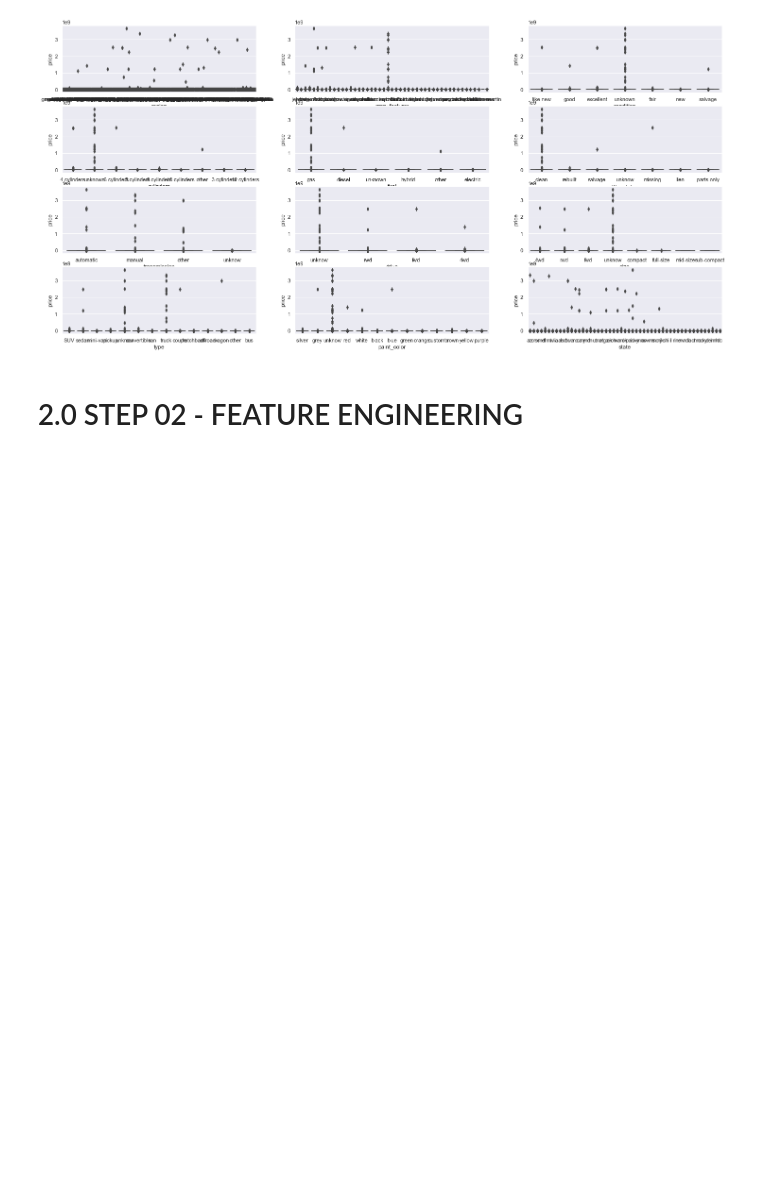
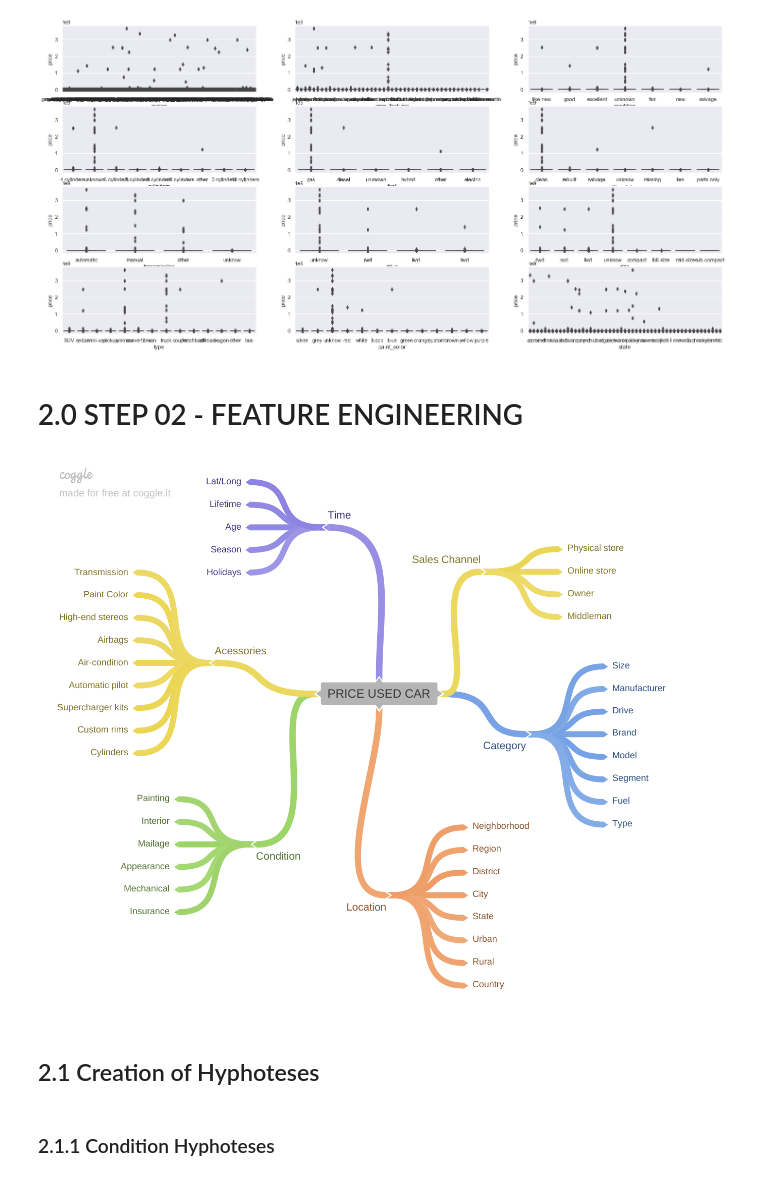
Before and after one commit to panambY/Used_Car_Price, a Jupyter notebook: Used_Car_Price.ipynb, the cells around one changed output. Drawn from its saved outputs; the diff is of its cells as text; code cells hidden in the pictures; blank space fills up the shorter version.

Commit message:
Hyphoteses Map

```diff
--- a/Used_Car_Price.ipynb
+++ b/Used_Car_Price.ipynb
@@ -598,0 +602,8 @@ sns.boxplot( x= 'state', y='price' , data=aux1 )
+# %%
+Image( "image/Hyphoteses_Map.png")
+# %% [output]
+[figure, added]
+# %% [markdown]
+## 2.1 Creation of Hyphoteses
+# %% [markdown]
+### 2.1.1 Condition Hyphoteses
```
Also changed, not shown: parts of 13 cells of this notebook, 1 other file.
